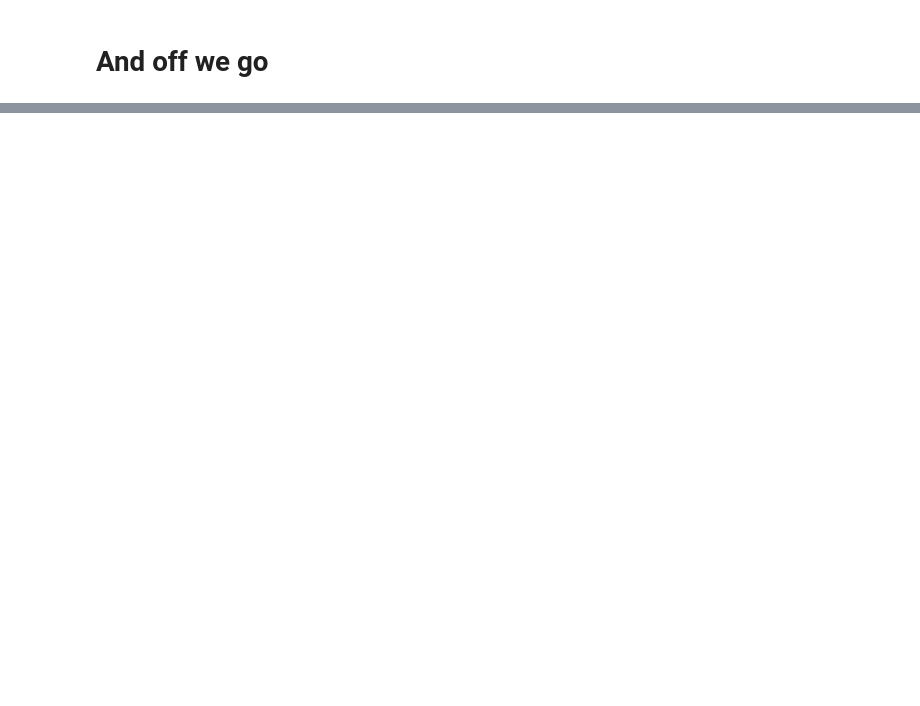
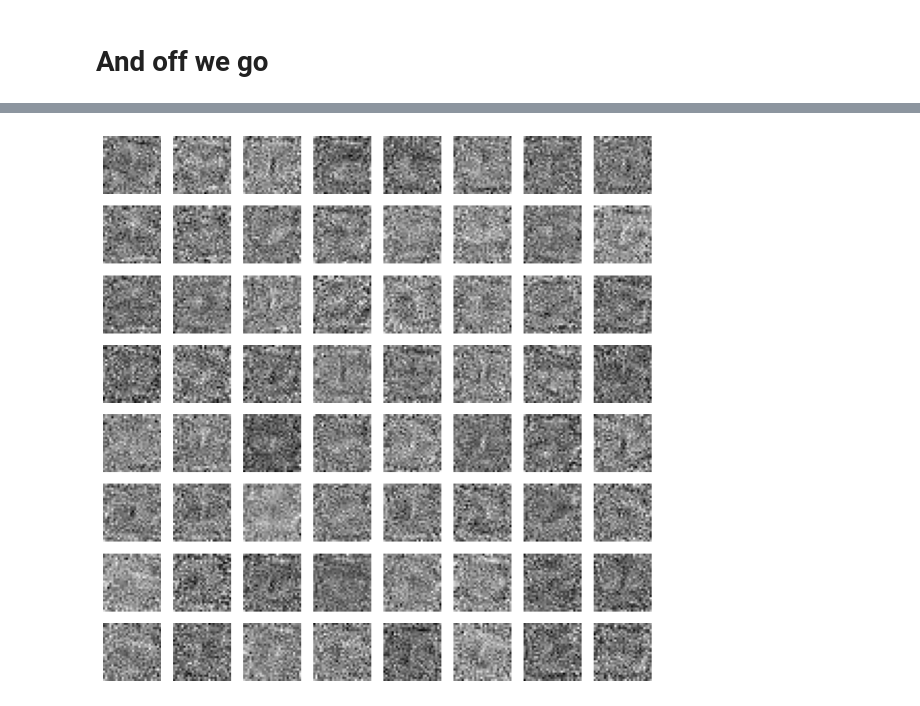
Before and after one commit to neuromorphs/BrainDishSiMulator, a Jupyter notebook: notebooks/2023-07-07_predictive_coding.ipynb, the cells around one changed output, grey strips where cells are left out. Saved outputs shown, nothing was run; the diff lists cells and outputs as text; code cells hidden in the pictures; blank space fills up the shorter version.

```diff
--- a/notebooks/2023-07-07_predictive_coding.ipynb
+++ b/notebooks/2023-07-07_predictive_coding.ipynb
@@ -328,0 +378,4 @@ plt.show()
+# %%
+output_size = 10
+initial_activation = torch.randn([batch_size, output_size], device = device) # for example, random noise
+generated_data = model.hard_generate(y = initial_activation, n_generative_steps=n_generative_steps)
@@ -328,0 +386,11 @@ plt.show()
+# %%
+# Imshow all elements of the generated data
+fig, axs = plt.subplots(figsize = (10,10), ncols = np.sqrt(batch_size).astype(int), nrows = np.sqrt(batch_size).astype(int))
+
+for iax, ax in enumerate(axs.flatten()) :
+    ax.imshow(generated_data[iax,:].reshape(28,28).cpu().detach().numpy(), cmap = 'gray')
+    ax.axis('off')
+
+plt.show()
+# %% [output]
+[figure, added]
```
Also changed, not shown: parts of 8 cells of this notebook.
